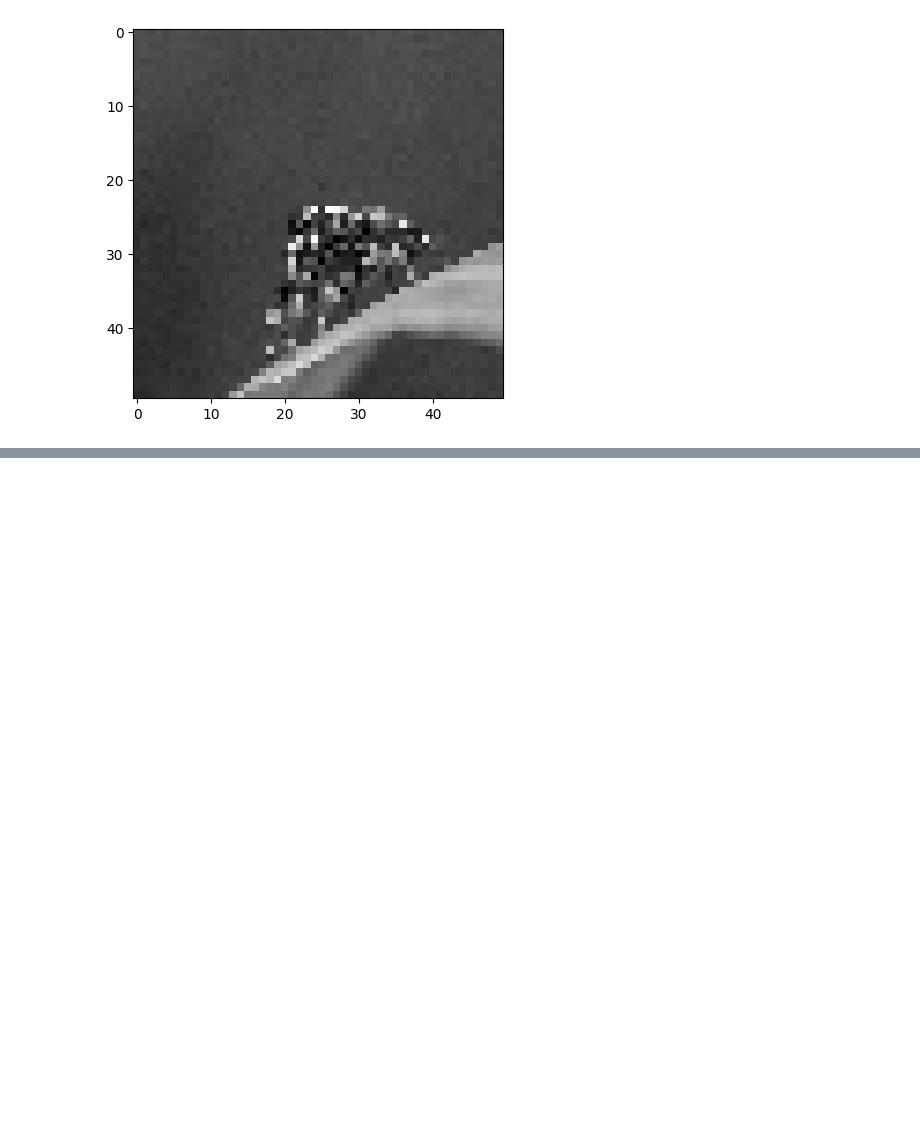
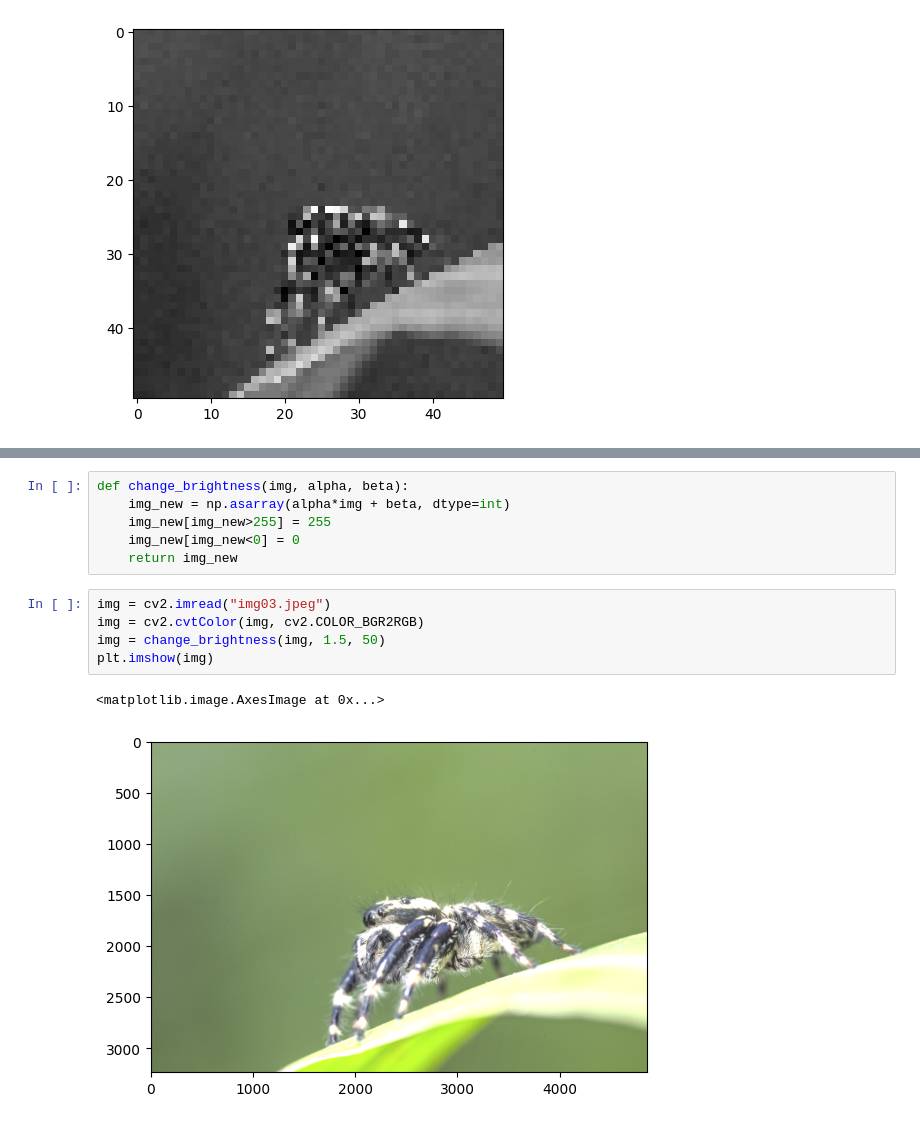
Before and after one commit to Minhdd1413/Image_Processing, a Jupyter notebook: Week1.ipynb, the cells around one changed output, grey strips where cells are left out. Cells and saved outputs as stored; diff of their text form; blank space fills up the shorter version.

```diff
--- a/Week1.ipynb
+++ b/Week1.ipynb
@@ -32,0 +92,14 @@ plt.imshow(img2, cmap='gray')
+# %%
+def change_brightness(img, alpha, beta):
+    img_new = np.asarray(alpha*img + beta, dtype=int)
+    img_new[img_new>255] = 255
+    img_new[img_new<0] = 0
+    return img_new
+# %%
+img = cv2.imread("img03.jpeg")
+img = cv2.cvtColor(img, cv2.COLOR_BGR2RGB)
+img = change_brightness(img, 1.5, 50)
+plt.imshow(img)
+# %% [output]
+<matplotlib.image.AxesImage at 0x...>
+[figure, added]
```
Also changed, not shown: parts of 19 cells of this notebook.
